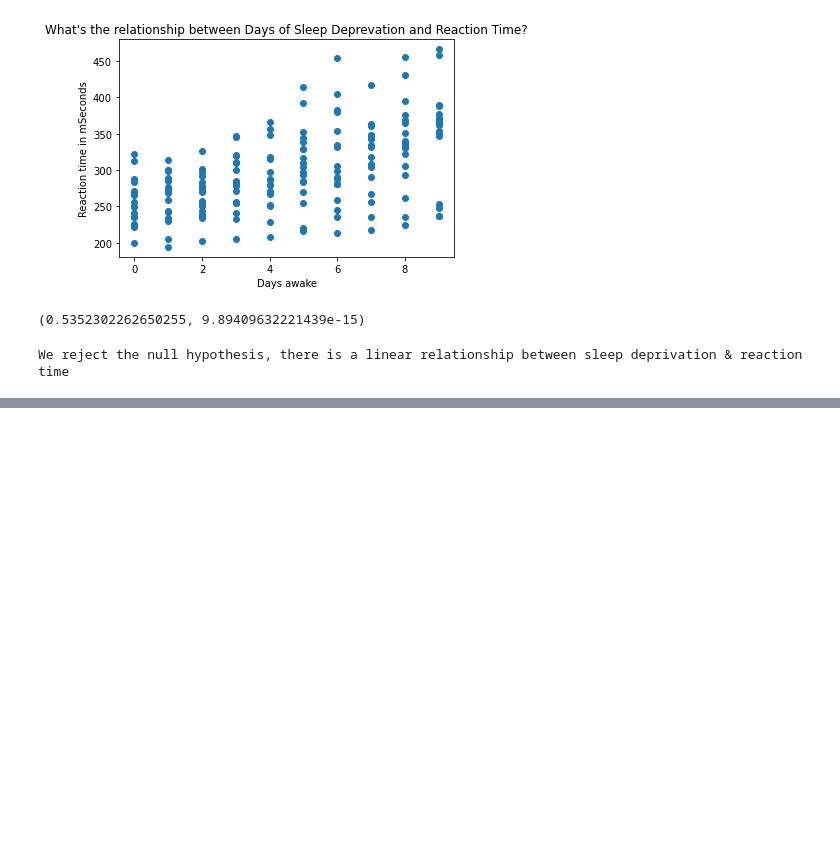
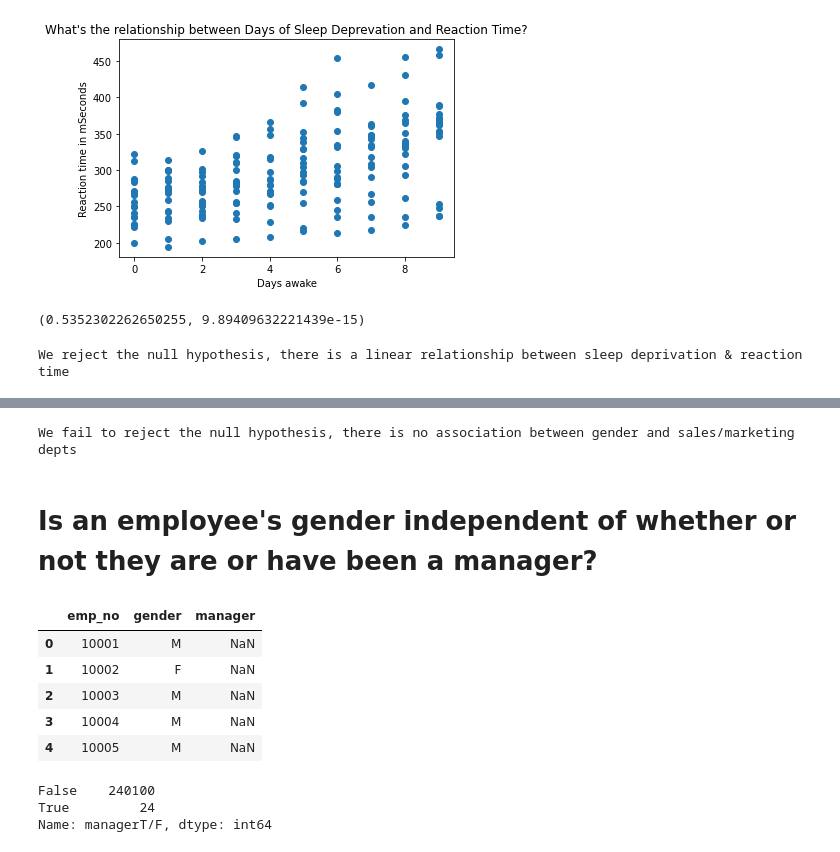
Before and after one commit to DanChurchill/statistics-exercises, a Jupyter notebook: hypothesis_testing.ipynb, the cells around one changed output, grey strips where cells are left out. Saved outputs shown, nothing was run; the diff lists cells and outputs as text; code cells hidden in the pictures; blank space fills up the shorter version.

```diff
--- a/hypothesis_testing.ipynb
+++ b/hypothesis_testing.ipynb
@@ -530,0 +729,41 @@ We reject the null hypothesis, there is a linear relationship between sleep depr
+# %%
+if p < alpha:
+    print("We reject the hypothesis")
+else:
+    print("We fail to reject the null hypothesis, there is no association between gender and sales/marketing depts")
+# %% [output]
+We fail to reject the null hypothesis, there is no association between gender and sales/marketing depts
+# %% [markdown]
+# Is an employee's gender independent of whether or not they are or have been a manager?
+# %%
+# get data from employees schema on the codeup data server
+query = """
+        SELECT ce.emp_no, ce.gender, dm.emp_no as manager
+        FROM
+		(select emp_no, gender
+		from employees
+		join salaries
+		using(emp_no)
+		where salaries.to_date > NOW()) as ce
+        LEFT JOIN dept_manager as dm
+        USING(emp_no)
+        """
+url = get_db_url(user, host, password, 'employees')
+
+df = pd.read_sql(query,url)
+df.head()
+# %% [output]
+|  | emp_no | gender | manager |
+| 0 | 10001 | M | NaN |
+| 1 | 10002 | F | NaN |
+| 2 | 10003 | M | NaN |
+| 3 | 10004 | M | NaN |
+| 4 | 10005 | M | NaN |
+# %%
+# create column to determine if they have been a manager
+df['managerT/F'] = df['manager'].apply(lambda x: True if x > 1 else False)
+df['managerT/F'].value_counts()
+# %% [output]
+False    240100
+True         24
+Name: managerT/F, dtype: int64
```
Also changed, not shown: parts of 44 cells of this notebook, 1 other file.
